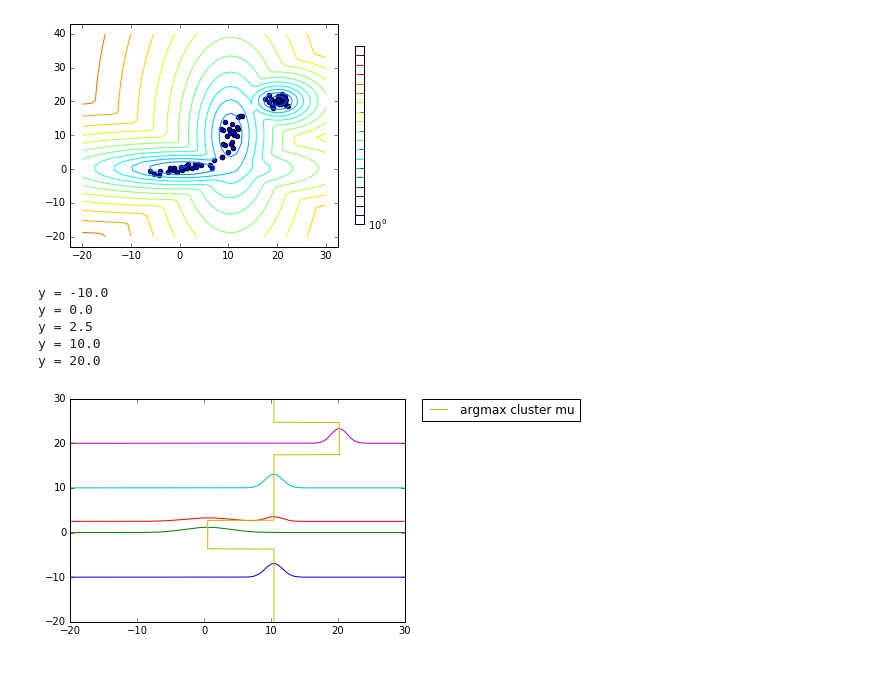
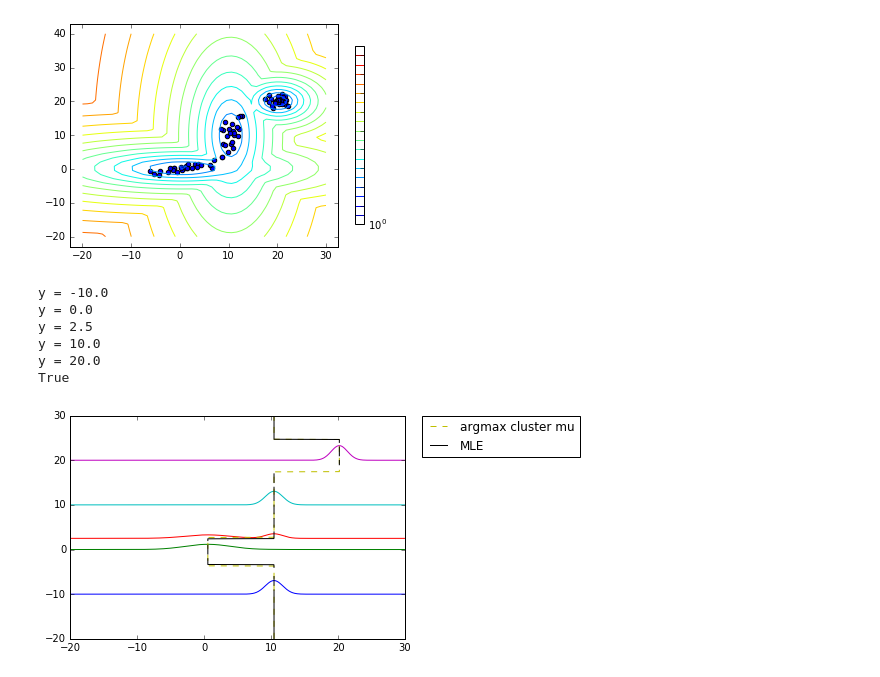
Before and after one commit to PrincetonUniversity/final-proj-cos-424, a Jupyter notebook: diag_tf.ipynb, the cells around one changed output. Drawn from its saved outputs; the diff is of its cells as text; code cells hidden in the pictures.

```diff
--- a/diag_tf.ipynb
+++ b/diag_tf.ipynb
@@ -76,6 +77,7 @@ print('nans in interpolated', np.isnan(train_df_int[train_tissues]).sum().sum())
 nans in mean-imputed 0
 nans in interpolated 0
 # %%
+
 # Copied pretty much directly from sklearn
 
 # Returns a TensorFlow scalar with the size of the i-th dimension for
@@ -106,10 +108,11 @@ def tf_log_normals(X, mus, sigmas):
 
     loga = -tf.cast(D, 'float64') * tf.log(tf.constant(2 * np.pi, dtype='float64')) # scalar
     logb = tf.reduce_sum(tf.log(invsig), 1, keep_dims=True) # Kx1
-    logc =  \
-        - tf.reduce_sum(invsig * tf.square(mus), 1, keep_dims=True) \
-        + 2 * tf.matmul(invsig * mus, XT) \
-        - tf.matmul(invsig, tf.square(XT)) # KxN
+    logc1 = - tf.reduce_sum(invsig * tf.square(mus), 1, keep_dims=True)
+    logc2 = 2 * tf.matmul(invsig * mus, XT)
+    logc3 = - tf.matmul(invsig, tf.square(XT)) # KxN
+    logc = logc1 + logc2 + logc3
+
     return 0.5 * (loga + logb + logc)
 
 # Stably log-sum-exps likelihood along rows.
@@ -371,27 +373,40 @@ xs2 = [gd_mle(mm, sm, am, 5, EPS, warning=str(i), verbose=False) for i, am in en
 # %%
 # Make this into a nice image.
 ys = [-10, 0, 2.5, 10, 20]
 pts = np.arange(-20, 30, 0.1, dtype='float64').reshape(-1, 1)
 ys = np.array(ys, dtype='float64').reshape(-1, 1)
 # Reverse m, s, a, since we know 'y'
 mr, sr = (x[:, ::-1] for x in (m, s))
 mm, sm, ams = marginal_posterior(ys, mr, sr, a)
 for i, y in enumerate(ys.reshape(-1)):
     print('y =', y)
     ll = estep(pts, mm, sm, ams[i])[0].eval().reshape(-1)
     plt.plot(pts, np.exp(ll) * 10 + y)
     #plt.show()
 
 ys = np.arange(-20, 30, 0.05, dtype='float64').reshape(-1, 1)
 mm, sm, ams = marginal_posterior(ys, mr, sr, a)
 xs = [argmax_exp(mm, sm, am) for am in ams]
-plt.plot(xs, ys, label='argmax cluster mu')
+# xs2 can be generated with wicked-bash.sh
+import pickle
+import glob
+import re
+xs2 = [np.nan] * len(xs)
+for f in glob.glob('data/xs2-[0-9]*-[0-9]*.p'):
+    with open(f, 'rb') as r:
+        part = pickle.load(r)
+    lo, hi = (int(s[1:]) for s in re.findall(r'-\d+', f))
+    xs2[lo:hi] = part
+print(np.any(np.isnan(xs2)))
+plt.plot(xs, ys, label='argmax cluster mu', ls='--')
+plt.plot(xs2, ys, label='MLE')
 plt.legend(bbox_to_anchor=(1.05, 1), loc=2, borderaxespad=0.)
 plt.show()
 # %% [output]
 y = -10.0
 y = 0.0
 y = 2.5
 y = 10.0
 y = 20.0
+True
-[figure, old version]
+[figure, new version]
```
Also changed, not shown: parts of 11 cells of this notebook, 4 other files.
